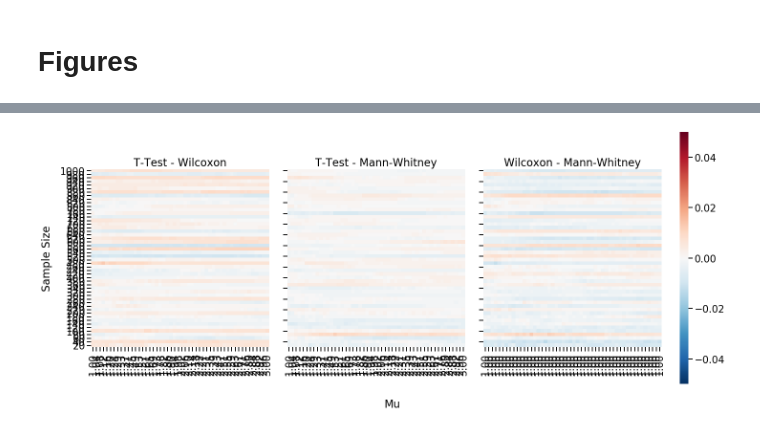
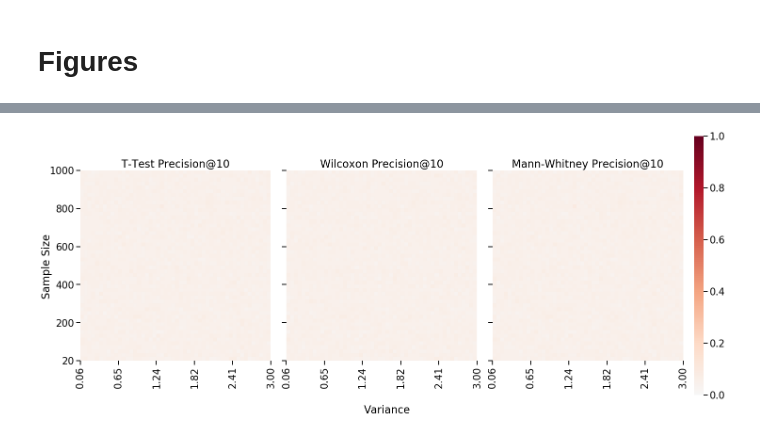
Before and after one commit to neurodata/dos_and_donts, a Jupyter notebook: experiments/experiment_2/20200127_precision_recall.ipynb, the cells around one changed output, grey strips where cells are left out. Cells and saved outputs as stored; diff of their text form; code cells hidden in the pictures.

```diff
--- a/experiments/experiment_2/20200127_precision_recall.ipynb
+++ b/experiments/experiment_2/20200127_precision_recall.ipynb
@@ -187,2 +205,4 @@ res_df.to_csv("20200127_precision_recall_results.csv", index=False)
 # %% [markdown]
 # Figures
+# %%
+res_df = pd.read_csv("20200127_precision_recall_results.csv")
@@ -270,78 +314,84 @@ size = np.sqrt(res_df.shape[0]).astype(int)
 
 ttest_prec = np.flipud(res_df.ttest_ind_precision_at_10.values.reshape(-1, spacing))
 wilcoxon_prec = np.flipud(res_df.wilcoxon_precision_at_10.values.reshape(-1, spacing))
-mannwhitney_prec = np.flipud(res_df.mannwhitneyu_precision_at_10.values.reshape(-1, spacing))
+mannwhitney_prec = np.flipud(
+    res_df.mannwhitneyu_precision_at_10.values.reshape(-1, spacing)
+)
 
-samples = np.arange(0, 501, spacing)[1:] *2
-samples[0] += 10
+samples = np.linspace(0, 500, spacing + 1).astype(int) * 2
+samples[0] += 20
 samples = [str(i) for i in samples]
 
-vmin = -0.05
-vmax = -vmin
+vmin = -0
+vmax = 1
 
 
 fmt = lambda x: "{:.2f}".format(x)
-with sns.plotting_context('talk', font_scale=1.25):
+with sns.plotting_context("talk", font_scale=1.25):
     # fig, ax = plt.subplots(figsize=(10, 10))
-    fig, ax = plt.subplots(1, 4, gridspec_kw={'width_ratios': [1, 1, 1, 0.05]}, figsize=(20, 8))
+    fig, ax = plt.subplots(
+        1,
+        4,
+        gridspec_kw={"width_ratios": [1, 1, 1, 0.05]},
+        figsize=(20, 8),
+        constrained_layout=True,
+    )
 
     sns.heatmap(
-        ttest_prec - wilcoxon_prec,
-        ax = ax[0],
+        ttest_prec,
+        ax=ax[0],
         square=True,
         center=0,
         cmap="RdBu_r",
-        cbar_kws = dict(shrink=0.7),
-        xticklabels=[f"{mu1:.02f}" for mu1 in var_1s],
-        yticklabels=[f"{int(m*2)}" for m in ms][::-1],
+        cbar_kws=dict(shrink=0.7),
+        xticklabels=[f"{mu1:.02f}" for mu1 in np.linspace(0.06, 3, spacing + 1)[::10]],
+        yticklabels=samples[::-10],
         cbar_ax=ax[-1],
         vmin=vmin,
-        vmax=vmax
+        vmax=vmax,
     )
-    #ax[0].set_xticks(np.arange(0, ax[0].get_xlim()[1]+1, 10))
-    #ax[0].set_yticks(np.arange(0, ax[0].get_ylim()[0]+1, 10)[::-1])
-    ax[0].set_title("T-Test - Wilcoxon")
+    ax[0].set_xticks(np.arange(0, ax[0].get_xlim()[1] + 1, 10))
+    ax[0].set_yticks(np.arange(0, ax[0].get_ylim()[0] + 1, 10))
+    ax[0].set_title("T-Test Precision@10")
 
     sns.heatmap(
-        ttest_prec - mannwhitney_prec,
-        ax = ax[1],
+        wilcoxon_prec,
+        ax=ax[1],
         square=True,
         center=0,
         cmap="RdBu_r",
-        cbar_kws = dict(shrink=0.7),
-        xticklabels=[f"{mu1:.02f}" for mu1 in var_1s],
+        cbar_kws=dict(shrink=0.7),
+        xticklabels=[f"{mu1:.02f}" for mu1 in np.linspace(0.06, 3, spacing + 1)[::10]],
         cbar_ax=ax[-1],
         vmin=vmin,
-        vmax=vmax
+        vmax=vmax,
     )
-    #ax[1].set_xticks(np.arange(0, ax[1].get_xlim()[1]+1, 10))
-    #ax[1].set_yticks(np.arange(0, ax[1].get_ylim()[0]+1, 10)[::-1])
+    ax[1].set_xticks(np.arange(0, ax[1].get_xlim()[1] + 1, 10))
+    ax[1].set_yticks(np.arange(0, ax[1].get_ylim()[0] + 1, 10)[::-1])
     ax[1].yaxis.set_major_formatter(plt.NullFormatter())
-    ax[1].set_title("T-Test - Mann-Whitney")
+    ax[1].set_title("Wilcoxon Precision@10")
 
     sns.heatmap(
-        wilcoxon_prec - mannwhitney_prec,
-        ax = ax[2],
+        mannwhitney_prec,
+        ax=ax[2],
         square=True,
         center=0,
         cmap="RdBu_r",
-        cbar_kws = dict(shrink=0.7),
-        xticklabels=[f"{mu1:.02f}" for mu1 in var_2s],
+        cbar_kws=dict(shrink=0.7),
+        xticklabels=[f"{mu1:.02f}" for mu1 in np.linspace(0.06, 3, spacing + 1)[::10]],
         cbar_ax=ax[-1],
         vmin=vmin,
-        vmax=vmax
+        vmax=vmax,
     )
-    #ax[2].set_xticks(np.arange(0, ax[1].get_xlim()[1]+1, 10))
-    #ax[2].set_yticks(np.arange(0, ax[1].get_ylim()[0]+1, 10)[::-1])
+    ax[2].set_xticks(np.arange(0, ax[1].get_xlim()[1] + 1, 10))
+    ax[2].set_yticks(np.arange(0, ax[1].get_ylim()[0] + 1, 10)[::-1])
     ax[2].yaxis.set_major_formatter(plt.NullFormatter())
-    ax[2].set_title("Wilcoxon - Mann-Whitney")
+    ax[2].set_title("Mann-Whitney Precision@10")
 
-    fig.text(-0.01, 0.5, "Sample Size", va='center', rotation='vertical')
-    fig.text(0.5, -0.03, "Mu", va='center', ha='center')
+    fig.text(-0.01, 0.5, "Sample Size", va="center", rotation="vertical")
+    fig.text(0.5, -0.03, "Variance", va="center", ha="center")
 
-    fig.tight_layout()
-
-    #fig.savefig("./figures/20191209_precision_diff.png", dpi=300, bbox_inches='tight')
-    #fig.savefig("./figures/20191209_precision_diff.pdf", dpi=300, bbox_inches='tight')
+    fig.savefig("./figures/20200128_precision.png", dpi=300, bbox_inches="tight")
+    fig.savefig("./figures/20200128_precision.pdf", dpi=300, bbox_inches="tight")
 # %% [output]
-[figure, old version]
+[figure, new version]
```
Also changed, not shown: parts of 9 cells of this notebook, 7 other files.
